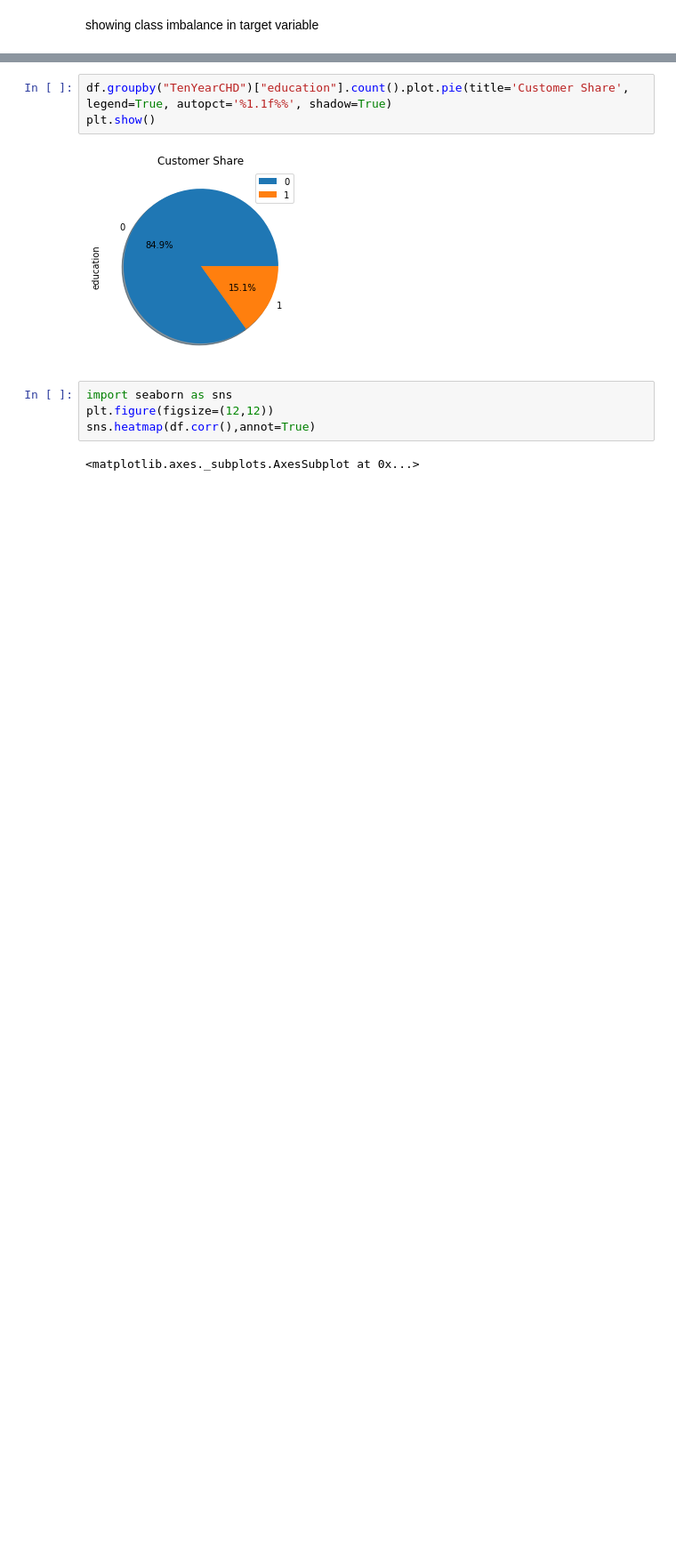
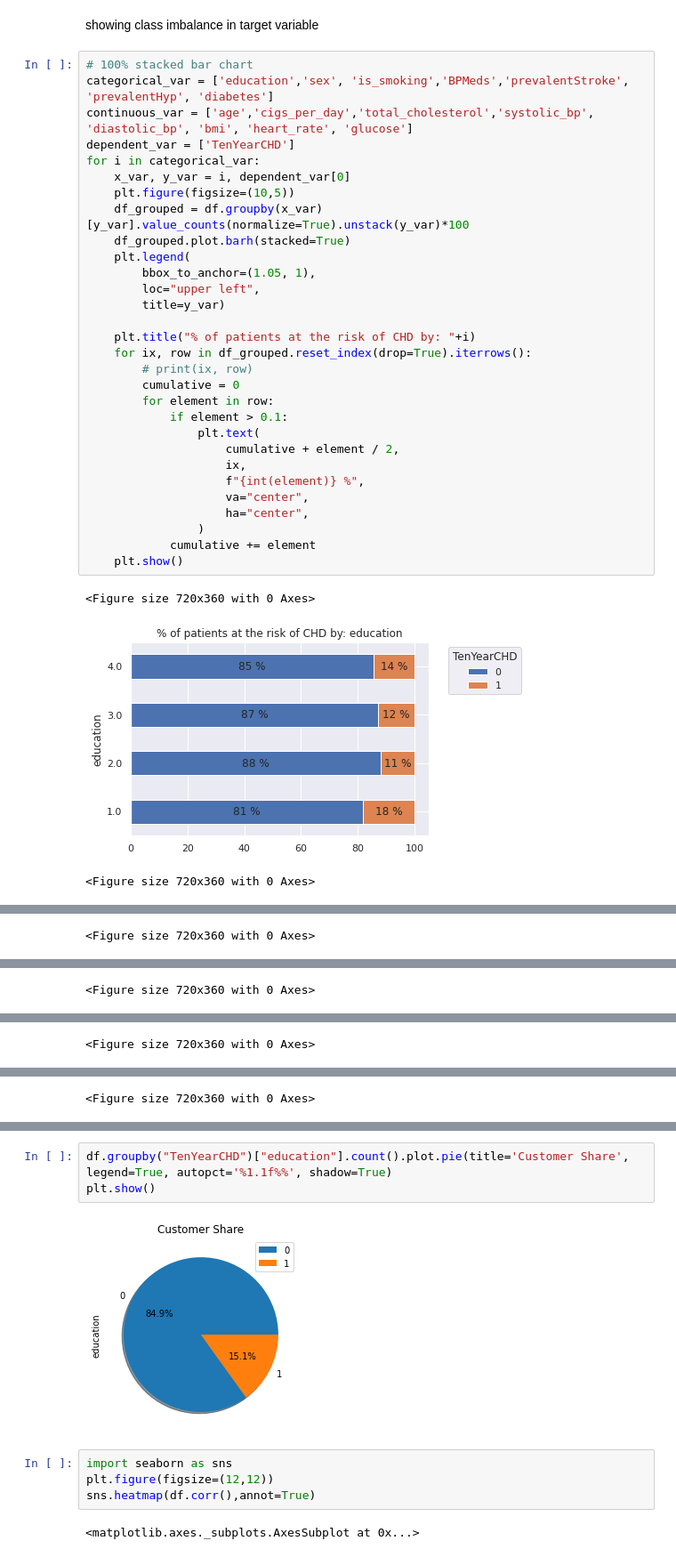
Before and after one commit to amalmon/cardio-vascular-risk-prediction, a Jupyter notebook: cardio_vascular_risk_prediction_individual_notebook_by_AMAL.ipynb, the cells around one changed output, grey strips where cells are left out. Shown at 89% size. Saved outputs shown, nothing was run; the diff lists cells and outputs as text; blank space fills up the shorter version.

```diff
--- a/cardio_vascular_risk_prediction_individual_notebook_by_AMAL.ipynb
+++ b/cardio_vascular_risk_prediction_individual_notebook_by_AMAL.ipynb
@@ -386,2 +393,36 @@ sns.countplot(df.TenYearCHD)
 # %% [markdown]
 showing class imbalance in target variable
+# %%
+# 100% stacked bar chart
+categorical_var = ['education','sex', 'is_smoking','BPMeds','prevalentStroke', 'prevalentHyp', 'diabetes']
+continuous_var = ['age','cigs_per_day','total_cholesterol','systolic_bp', 'diastolic_bp', 'bmi', 'heart_rate', 'glucose']
+dependent_var = ['TenYearCHD']
+for i in categorical_var:
+    x_var, y_var = i, dependent_var[0]
+    plt.figure(figsize=(10,5))
+    df_grouped = df.groupby(x_var)[y_var].value_counts(normalize=True).unstack(y_var)*100
+    df_grouped.plot.barh(stacked=True)
+    plt.legend(
+        bbox_to_anchor=(1.05, 1),
+        loc="upper left",
+        title=y_var)
+
+    plt.title("% of patients at the risk of CHD by: "+i)
+    for ix, row in df_grouped.reset_index(drop=True).iterrows():
+        # print(ix, row)
+        cumulative = 0
+        for element in row:
+            if element > 0.1:
+                plt.text(
+                    cumulative + element / 2,
+                    ix,
+                    f"{int(element)} %",
+                    va="center",
+                    ha="center",
+                )
+            cumulative += element
+    plt.show()
+# %% [output]
+<Figure size 720x360 with 0 Axes>
+[figure, added]
+<Figure size 720x360 with 0 Axes>
@@ -387,0 +430 @@ showing class imbalance in target variable
+<Figure size 720x360 with 0 Axes>
@@ -387,0 +432 @@ showing class imbalance in target variable
+<Figure size 720x360 with 0 Axes>
@@ -387,0 +434 @@ showing class imbalance in target variable
+<Figure size 720x360 with 0 Axes>
@@ -387,0 +436 @@ showing class imbalance in target variable
+<Figure size 720x360 with 0 Axes>
```
Also changed, not shown: parts of 18 cells of this notebook.
